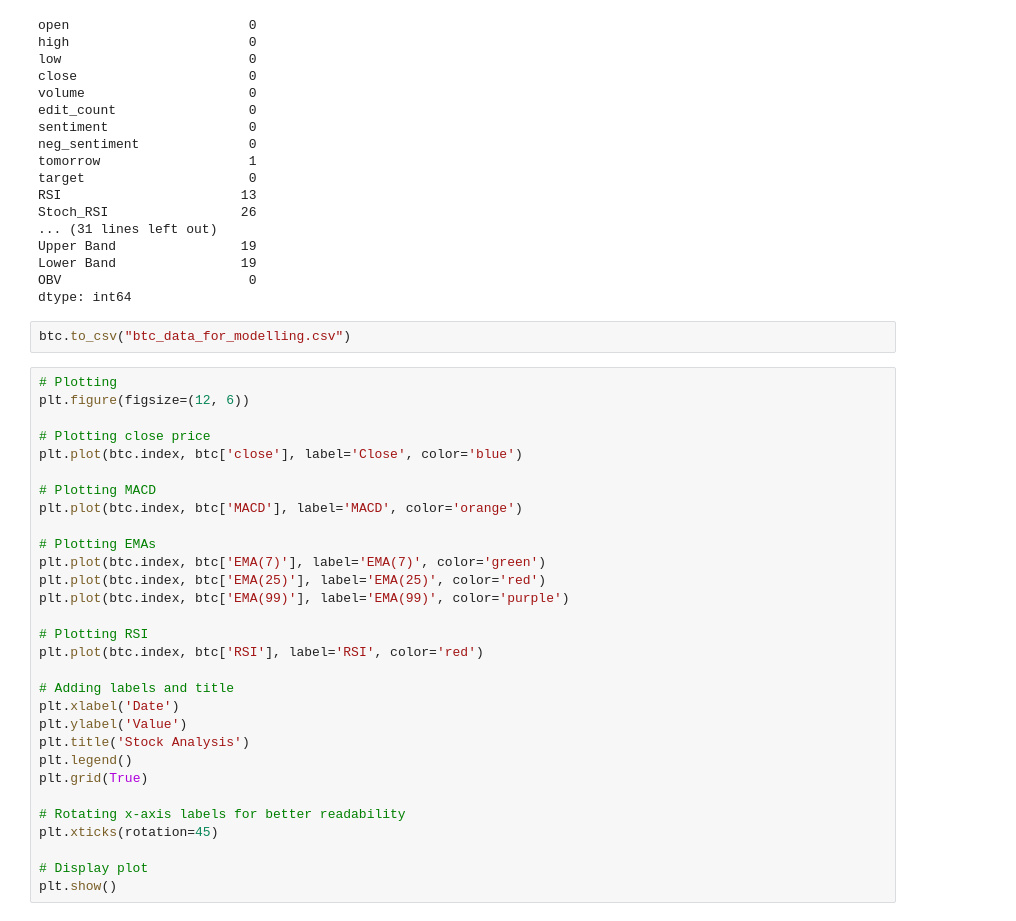
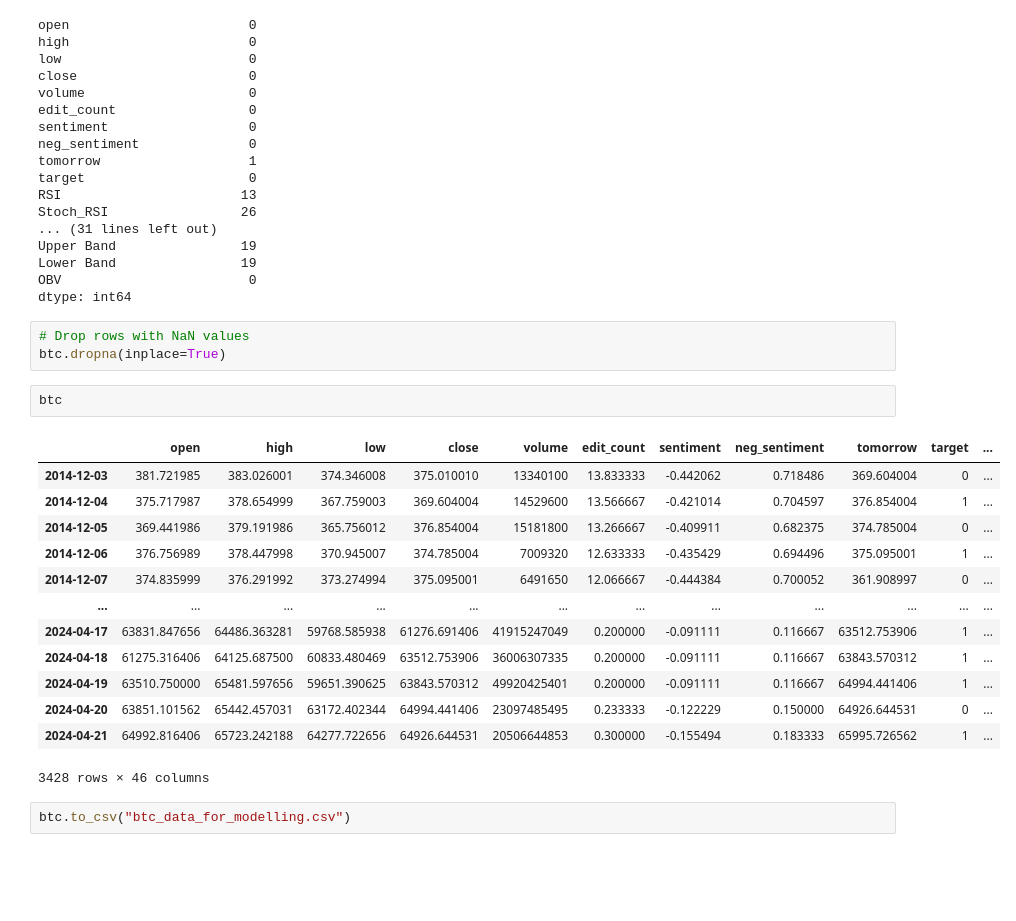
Before and after one commit to adeola21/Capstone-Crypto, a Jupyter notebook: notebooks/EDA_and _FeatureEngineering.ipynb, the cells around one changed output. Saved outputs shown, nothing was run; the diff lists cells and outputs as text; blank space fills up the shorter version.

```diff
--- a/notebooks/EDA_and _FeatureEngineering.ipynb
+++ b/notebooks/EDA_and _FeatureEngineering.ipynb
@@ -486,35 +486,24 @@ Upper Band                19
 Lower Band                19
 OBV                        0
 dtype: int64
+# %%
+# Drop rows with NaN values
+btc.dropna(inplace=True)
+# %%
+btc
+# %% [output]
+|  | open | high | low | close | volume | edit_count | sentiment | neg_sentiment | tomorrow | target | ... |
+| 2014-12-03 | 381.721985 | 383.026001 | 374.346008 | 375.010010 | 13340100 | 13.833333 | -0.442062 | 0.718486 | 369.604004 | 0 | ... |
+| 2014-12-04 | 375.717987 | 378.654999 | 367.759003 | 369.604004 | 14529600 | 13.566667 | -0.421014 | 0.704597 | 376.854004 | 1 | ... |
+| 2014-12-05 | 369.441986 | 379.191986 | 365.756012 | 376.854004 | 15181800 | 13.266667 | -0.409911 | 0.682375 | 374.785004 | 0 | ... |
+| 2014-12-06 | 376.756989 | 378.447998 | 370.945007 | 374.785004 | 7009320 | 12.633333 | -0.435429 | 0.694496 | 375.095001 | 1 | ... |
+| 2014-12-07 | 374.835999 | 376.291992 | 373.274994 | 375.095001 | 6491650 | 12.066667 | -0.444384 | 0.700052 | 361.908997 | 0 | ... |
+| ... | ... | ... | ... | ... | ... | ... | ... | ... | ... | ... | ... |
+| 2024-04-17 | 63831.847656 | 64486.363281 | 59768.585938 | 61276.691406 | 41915247049 | 0.200000 | -0.091111 | 0.116667 | 63512.753906 | 1 | ... |
+| 2024-04-18 | 61275.316406 | 64125.687500 | 60833.480469 | 63512.753906 | 36006307335 | 0.200000 | -0.091111 | 0.116667 | 63843.570312 | 1 | ... |
+| 2024-04-19 | 63510.750000 | 65481.597656 | 59651.390625 | 63843.570312 | 49920425401 | 0.200000 | -0.091111 | 0.116667 | 64994.441406 | 1 | ... |
+| 2024-04-20 | 63851.101562 | 65442.457031 | 63172.402344 | 64994.441406 | 23097485495 | 0.233333 | -0.122229 | 0.150000 | 64926.644531 | 0 | ... |
+| 2024-04-21 | 64992.816406 | 65723.242188 | 64277.722656 | 64926.644531 | 20506644853 | 0.300000 | -0.155494 | 0.183333 | 65995.726562 | 1 | ... |
+3428 rows × 46 columns
 # %%
 btc.to_csv("btc_data_for_modelling.csv")
-# %%
-# Plotting
-plt.figure(figsize=(12, 6))
-
-# Plotting close price
-plt.plot(btc.index, btc['close'], label='Close', color='blue')
-
-# Plotting MACD
-plt.plot(btc.index, btc['MACD'], label='MACD', color='orange')
-
-# Plotting EMAs
-plt.plot(btc.index, btc['EMA(7)'], label='EMA(7)', color='green')
-plt.plot(btc.index, btc['EMA(25)'], label='EMA(25)', color='red')
-plt.plot(btc.index, btc['EMA(99)'], label='EMA(99)', color='purple')
-
-# Plotting RSI
-plt.plot(btc.index, btc['RSI'], label='RSI', color='red')
-
-# Adding labels and title
-plt.xlabel('Date')
-plt.ylabel('Value')
-plt.title('Stock Analysis')
-plt.legend()
-plt.grid(True)
-
-# Rotating x-axis labels for better readability
-plt.xticks(rotation=45)
-
-# Display plot
-plt.show()
```
Also changed, not shown: parts of 6 cells of this notebook, 2 other files.
